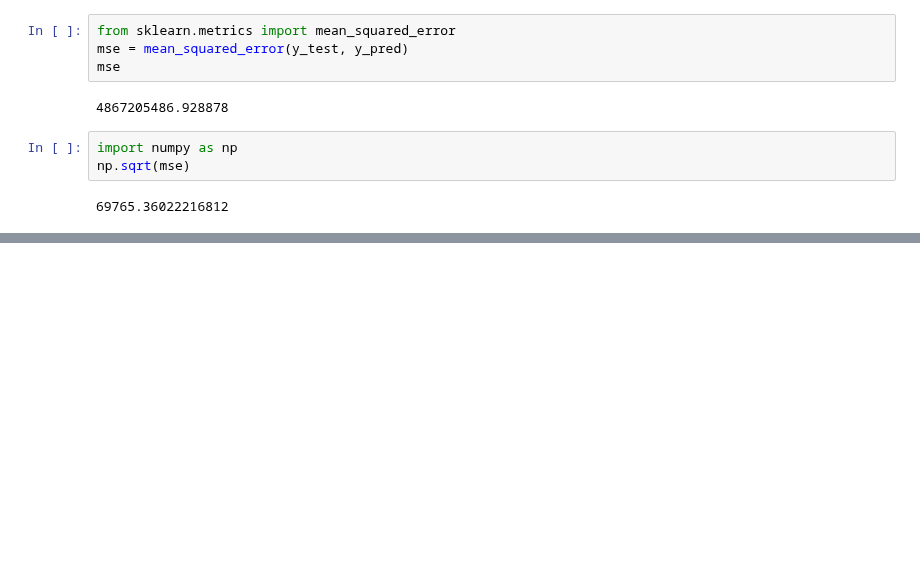
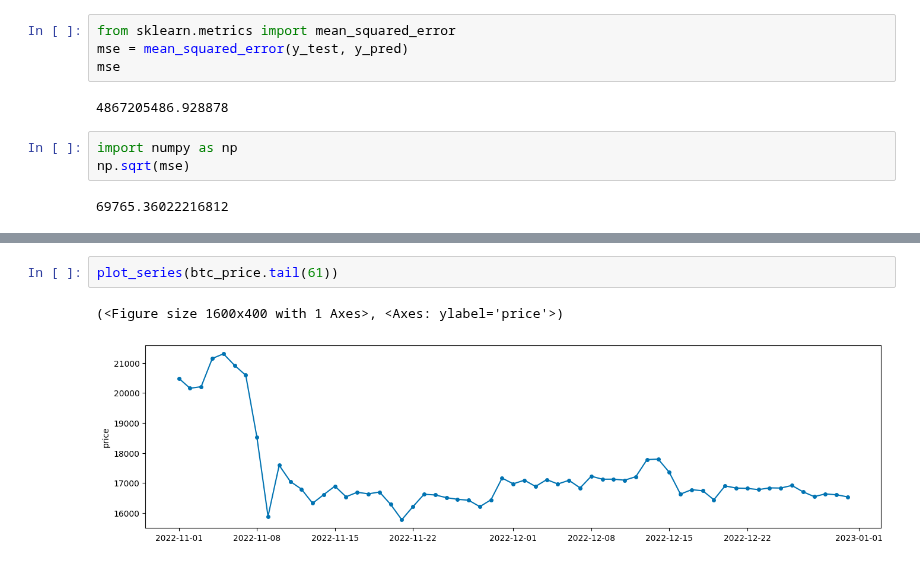
Before and after one commit to Motohashi007/pythondev, a Jupyter notebook: 練習.ipynb, the cells around one changed output, grey strips where cells are left out. Cells and saved outputs as stored; diff of their text form; blank space fills up the shorter version.

```diff
--- a/練習.ipynb
+++ b/練習.ipynb
@@ -427,0 +457,5 @@ np.sqrt(mse)
+# %%
+plot_series(btc_price.tail(61))
+# %% [output]
+(<Figure size 1600x400 with 1 Axes>, <Axes: ylabel='price'>)
+[figure, added]
```
Also changed, not shown: parts of 15 cells of this notebook, 1 other file.
